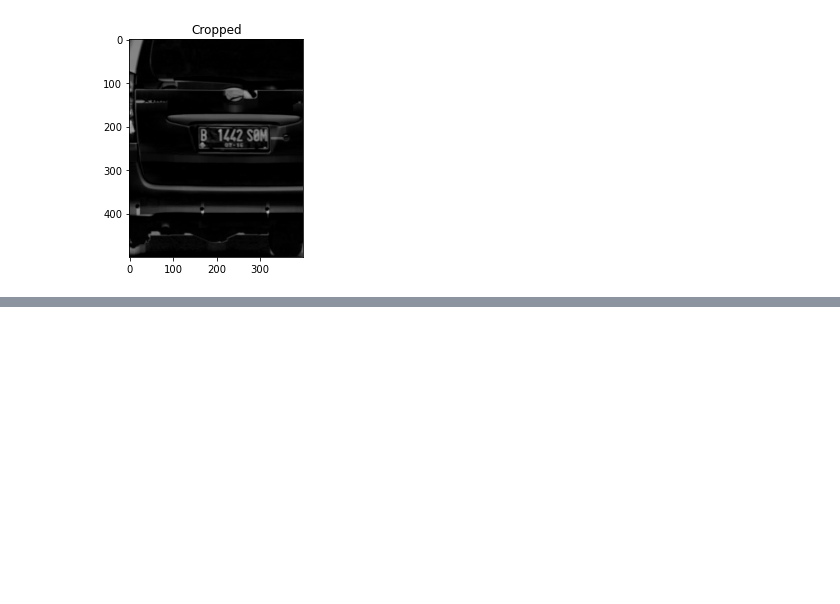
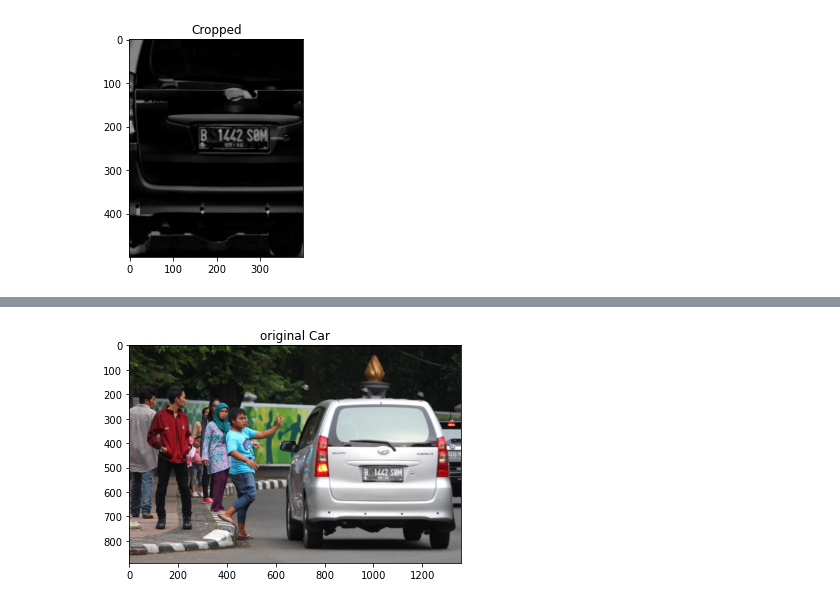
Before and after one commit to alexivaner/Image-Processing-and-Computer-Vision-Best-Practices, a Jupyter notebook: OpenCV 102 — Basic Image Processing Operation.ipynb, the cells around one changed output, grey strips where cells are left out. Saved outputs shown, nothing was run; the diff lists cells and outputs as text; code cells hidden in the pictures; blank space fills up the shorter version.

```diff
--- a/OpenCV 102 — Basic Image Processing Operation.ipynb
+++ b/OpenCV 102 — Basic Image Processing Operation.ipynb
@@ -157,0 +173,6 @@ plt_imshow("Cropped",cropped_)
+# %%
+image=cv2.imread("Images/car_plate.jpg")
+# %%
+plt_imshow("original Car",image)
+# %% [output]
+[figure, added]
```
Also changed, not shown: parts of 25 cells of this notebook, 3 other files.
